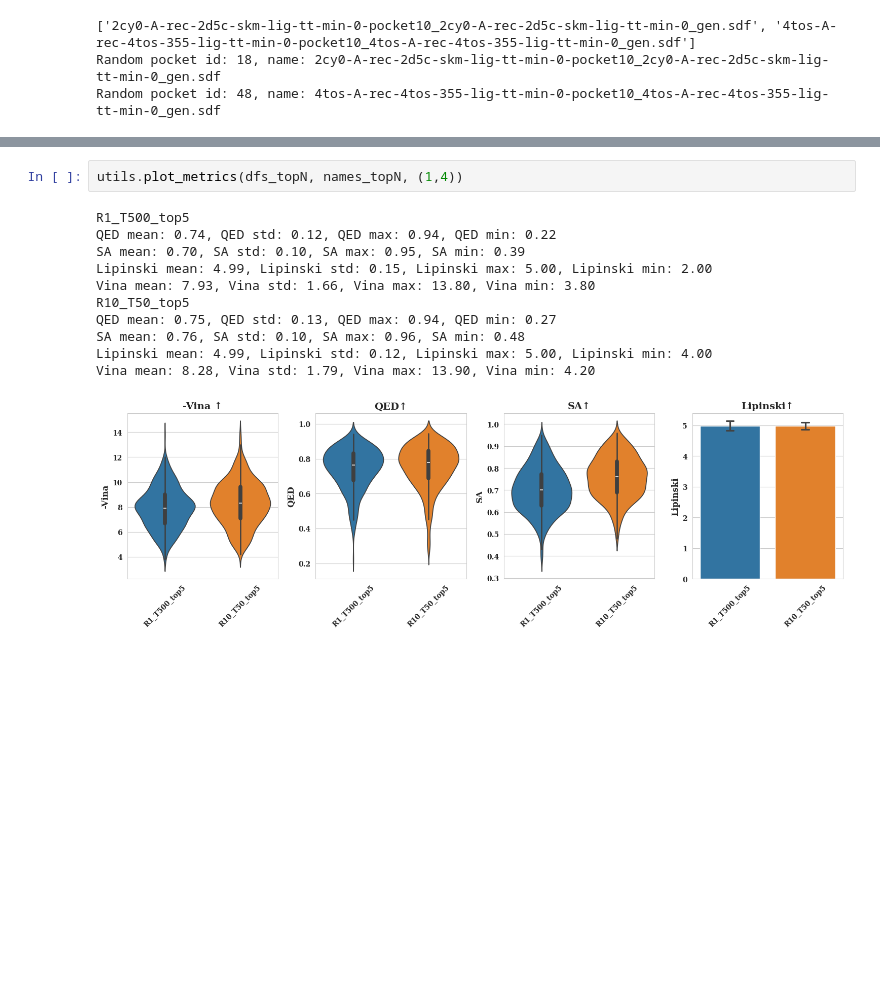
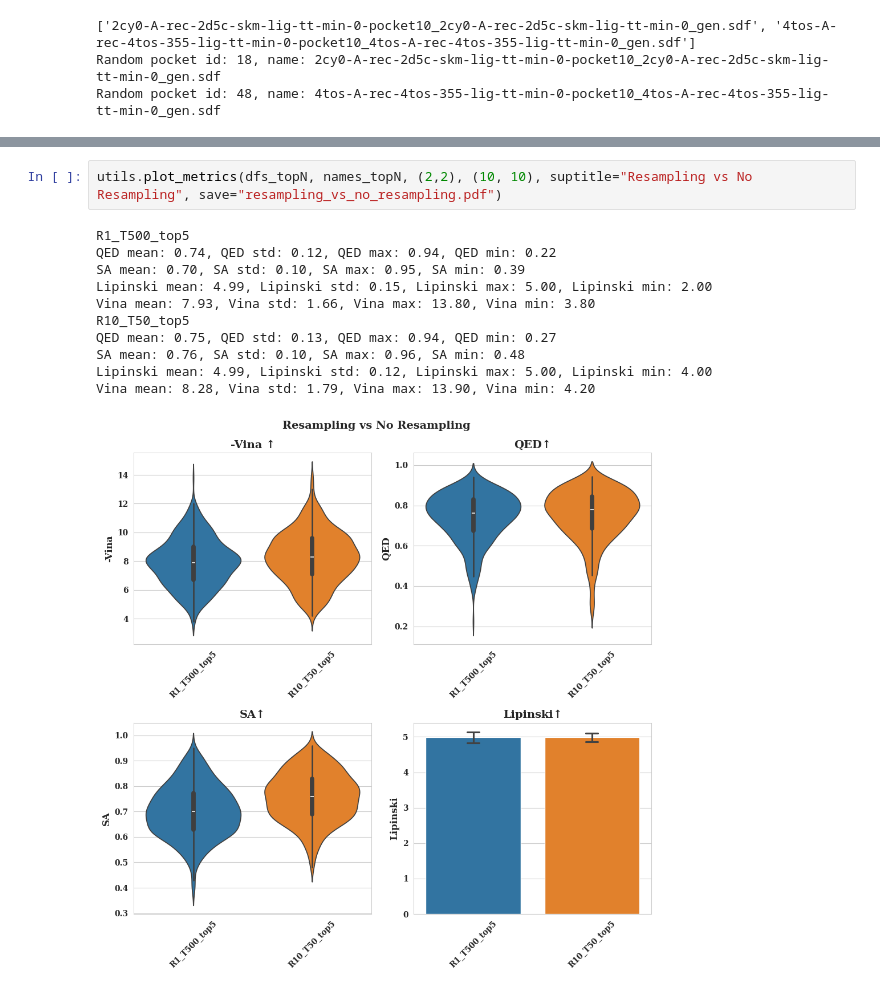
Before and after one commit to SviatoslavSakharov/master_thesis, a Jupyter notebook: evaluation/reconstruction.ipynb, the cells around one changed output, grey strips where cells are left out. Saved outputs shown, nothing was run; the diff lists cells and outputs as text; blank space fills up the shorter version.

```diff
--- a/evaluation/reconstruction.ipynb
+++ b/evaluation/reconstruction.ipynb
@@ -82,15 +74,15 @@ Random pocket id: 19, name: 3chc-B-rec-3ch9-xrg-lig-tt-min-0-pocket10_3chc-B-rec
-# %%
-utils.plot_metrics(dfs_topN, names_topN, (1,4))
-# %% [output]
-R1_T500_top5
-QED mean: 0.74, QED std: 0.12, QED max: 0.94, QED min: 0.22
-SA mean: 0.70, SA std: 0.10, SA max: 0.95, SA min: 0.39
-Lipinski mean: 4.99, Lipinski std: 0.15, Lipinski max: 5.00, Lipinski min: 2.00
-Vina mean: 7.93, Vina std: 1.66, Vina max: 13.80, Vina min: 3.80
-R10_T50_top5
-QED mean: 0.75, QED std: 0.13, QED max: 0.94, QED min: 0.27
-SA mean: 0.76, SA std: 0.10, SA max: 0.96, SA min: 0.48
-Lipinski mean: 4.99, Lipinski std: 0.12, Lipinski max: 5.00, Lipinski min: 4.00
-Vina mean: 8.28, Vina std: 1.79, Vina max: 13.90, Vina min: 4.20
-[figure, removed]
+# %%
+utils.plot_metrics(dfs_topN, names_topN, (2,2), (10, 10), suptitle="Resampling vs No Resampling", save="resampling_vs_no_resampling.pdf")
+# %% [output]
+R1_T500_top5
+QED mean: 0.74, QED std: 0.12, QED max: 0.94, QED min: 0.22
+SA mean: 0.70, SA std: 0.10, SA max: 0.95, SA min: 0.39
+Lipinski mean: 4.99, Lipinski std: 0.15, Lipinski max: 5.00, Lipinski min: 2.00
+Vina mean: 7.93, Vina std: 1.66, Vina max: 13.80, Vina min: 3.80
+R10_T50_top5
+QED mean: 0.75, QED std: 0.13, QED max: 0.94, QED min: 0.27
+SA mean: 0.76, SA std: 0.10, SA max: 0.96, SA min: 0.48
+Lipinski mean: 4.99, Lipinski std: 0.12, Lipinski max: 5.00, Lipinski min: 4.00
+Vina mean: 8.28, Vina std: 1.79, Vina max: 13.90, Vina min: 4.20
+[figure, added]
 # %%
```
Also changed, not shown: parts of 6 cells of this notebook, 1 other file.
